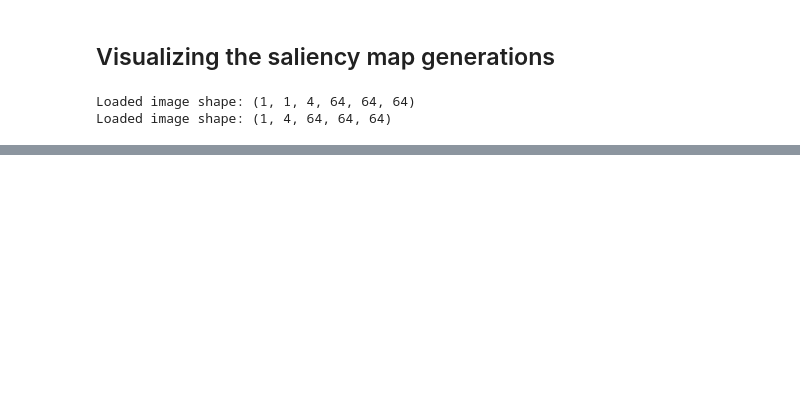
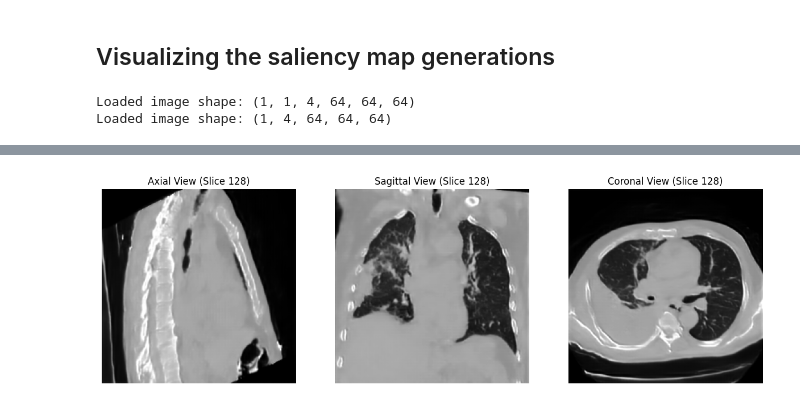
Before and after one commit to cmudig/MedsynBackend, a Jupyter notebook: src/Saliency.ipynb, the cells around one changed output, grey strips where cells are left out. Cells and saved outputs as stored; diff of their text form; code cells hidden in the pictures; blank space fills up the shorter version.

```diff
--- a/src/Saliency.ipynb
+++ b/src/Saliency.ipynb
@@ -179,0 +163,44 @@ NotImplementedError: Input Error: Only 3D, 4D and 5D input Tensors supported (go
+# %%
+import nibabel as nib
+
+generated_highres_filename = "test_rightpleur_noleft_sample_0.nii.gz"
+output_folder = "/media/volume/gen-ai-volume/MedSyn/results/img_256_standard/"
+image_path = os.path.join(output_folder, generated_highres_filename)
+
+nii_img = nib.load(image_path)
+
+# Convert NIfTI to NumPy array
+nii_data = nii_img.get_fdata()  # Shape: (depth, height, width)
+
+# Get middle slices for each view
+axial_idx = nii_data.shape[0] // 2  # Middle of depth
+sagittal_idx = nii_data.shape[1] // 2  # Middle of width
+coronal_idx = nii_data.shape[2] // 2  # Middle of height
+
+# Apply rotation and flipping to correct orientation
+axial_slice = np.rot90(np.fliplr(nii_data[axial_idx, :, :]))  # Rotate 90 degrees
+sagittal_slice = np.rot90(np.fliplr(nii_data[:, sagittal_idx, :]))  # Rotate & Flip Left-Right
+coronal_slice = np.rot90(np.fliplr(nii_data[:, :, coronal_idx]))  # Rotate & Flip Left-Right
+
+
+# Plot Axial (Top-Down), Sagittal (Side), and Coronal (Front)
+fig, axes = plt.subplots(1, 3, figsize=(15, 5))
+
+# Axial View (Top-Down)
+axes[0].imshow(axial_slice, cmap="gray", origin="lower")
+axes[0].set_title(f"Axial View (Slice {axial_idx})")
+axes[0].axis("off")
+
+# Sagittal View (Side View)
+axes[1].imshow(sagittal_slice, cmap="gray", origin="lower")
+axes[1].set_title(f"Sagittal View (Slice {sagittal_idx})")
+axes[1].axis("off")
+
+# Coronal View (Front View)
+axes[2].imshow(coronal_slice, cmap="gray", origin="lower")
+axes[2].set_title(f"Coronal View (Slice {coronal_idx})")
+axes[2].axis("off")
+
+plt.show()
+# %% [output]
+[figure, added]
```
Also changed, not shown: parts of 9 cells of this notebook, 3 other files.
